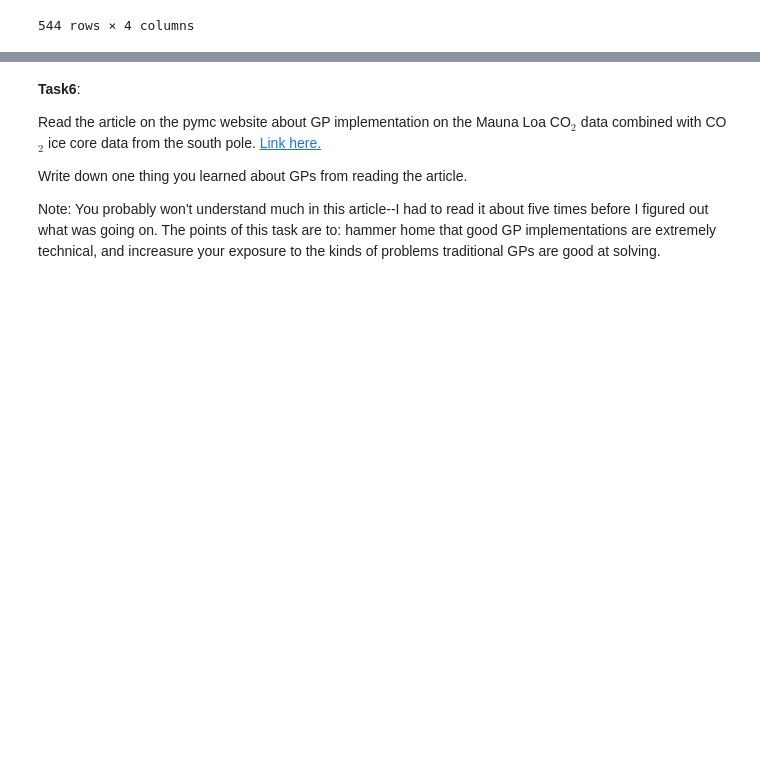
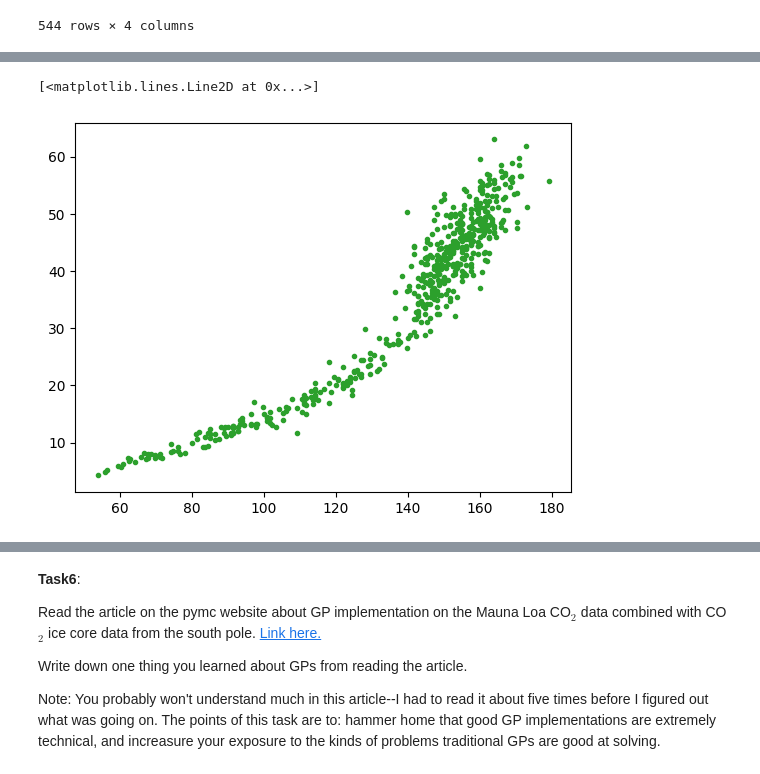
Before and after one commit to NatasaKinzy/Data-Science, a Jupyter notebook: Unit7/NataKinzUnit7ExercisesSF.ipynb, the cells around one changed output, grey strips where cells are left out. Cells and saved outputs as stored; diff of their text form; code cells hidden in the pictures; blank space fills up the shorter version.

```diff
--- a/Unit7/NataKinzUnit7ExercisesSF.ipynb
+++ b/Unit7/NataKinzUnit7ExercisesSF.ipynb
@@ -98,3 +84,6 @@ bmb.interpret.plot_predictions(model_poly_4, idata_poly_4, "hour", pps=True)
 # %%
-plt.plot(bikes.hour, bikes.rented, "C2.", zorder=-3)
+plt.plot(howell.height, howell.weight, "C2.", zorder=-3)
+# %% [output]
+[<matplotlib.lines.Line2D at 0x...>]
+[figure, added]
 # %%
```
Also changed, not shown: parts of 8 cells of this notebook.
